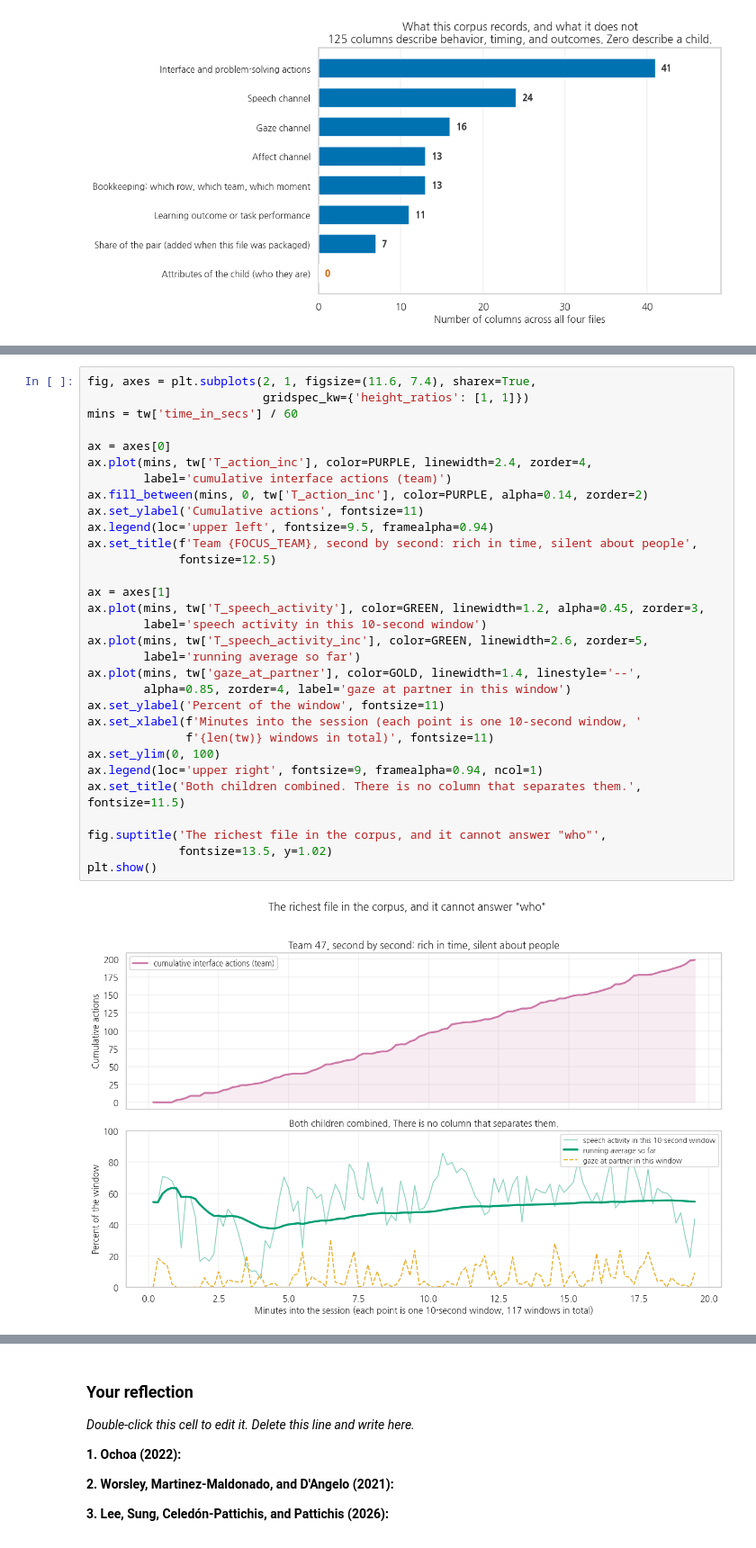
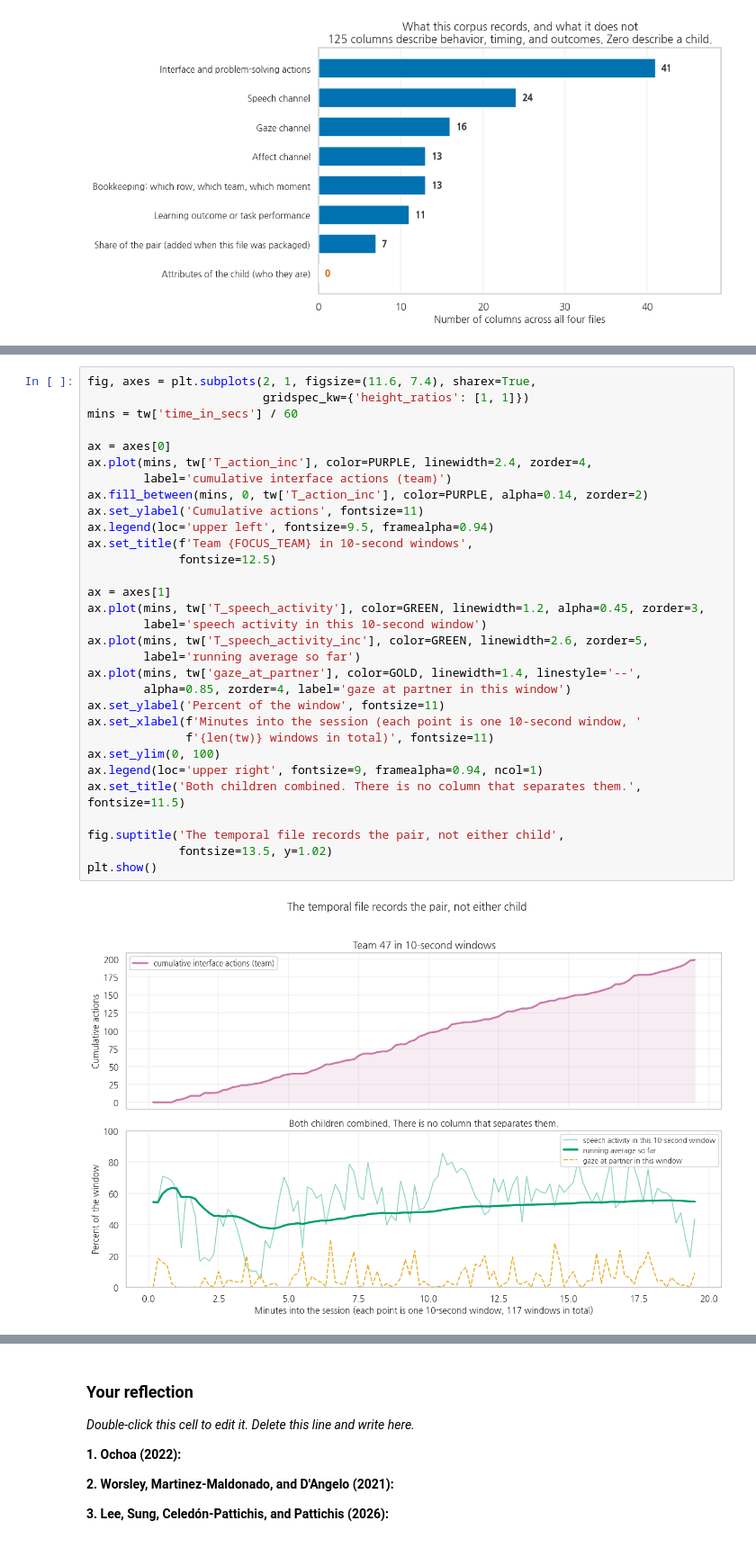
Before and after one commit to HakeoungLee/edis8100-teaching-learning-analytics, a Jupyter notebook: week06-miniproject3-multimodal/week06_miniproject3_multimodal_participation.ipynb, the cells around one changed output, grey strips where cells are left out. Shown at 90% size. Cells and saved outputs as stored; diff of their text form.

```diff
--- a/week06-miniproject3-multimodal/week06_miniproject3_multimodal_participation.ipynb
+++ b/week06-miniproject3-multimodal/week06_miniproject3_multimodal_participation.ipynb
@@ -1760,36 +1784,36 @@ CHECKING the derived team file against the raw child file (34 teams)
 # %%
 fig, axes = plt.subplots(2, 1, figsize=(11.6, 7.4), sharex=True,
                          gridspec_kw={'height_ratios': [1, 1]})
 mins = tw['time_in_secs'] / 60
 
 ax = axes[0]
 ax.plot(mins, tw['T_action_inc'], color=PURPLE, linewidth=2.4, zorder=4,
         label='cumulative interface actions (team)')
 ax.fill_between(mins, 0, tw['T_action_inc'], color=PURPLE, alpha=0.14, zorder=2)
 ax.set_ylabel('Cumulative actions', fontsize=11)
 ax.legend(loc='upper left', fontsize=9.5, framealpha=0.94)
-ax.set_title(f'Team {FOCUS_TEAM}, second by second: rich in time, silent about people',
+ax.set_title(f'Team {FOCUS_TEAM} in 10-second windows',
              fontsize=12.5)
 
 ax = axes[1]
 ax.plot(mins, tw['T_speech_activity'], color=GREEN, linewidth=1.2, alpha=0.45, zorder=3,
         label='speech activity in this 10-second window')
 ax.plot(mins, tw['T_speech_activity_inc'], color=GREEN, linewidth=2.6, zorder=5,
         label='running average so far')
 ax.plot(mins, tw['gaze_at_partner'], color=GOLD, linewidth=1.4, linestyle='--',
         alpha=0.85, zorder=4, label='gaze at partner in this window')
 ax.set_ylabel('Percent of the window', fontsize=11)
 ax.set_xlabel(f'Minutes into the session (each point is one 10-second window, '
               f'{len(tw)} windows in total)', fontsize=11)
 ax.set_ylim(0, 100)
 ax.legend(loc='upper right', fontsize=9, framealpha=0.94, ncol=1)
 ax.set_title('Both children combined. There is no column that separates them.', fontsize=11.5)
 
-fig.suptitle('The richest file in the corpus, and it cannot answer "who"',
+fig.suptitle('The temporal file records the pair, not either child',
              fontsize=13.5, y=1.02)
 plt.show()
 # %% [output]
-[figure, old version]
+[figure, new version]
 # %% [markdown]
 **Let's discuss.** In Section 4 you saw that team 47's two children split the talking 76 to 24. This figure covers the same twenty minutes at ten-second resolution and shows a single green line.
 
```
Also changed, not shown: parts of 52 cells of this notebook, 1 other file.
